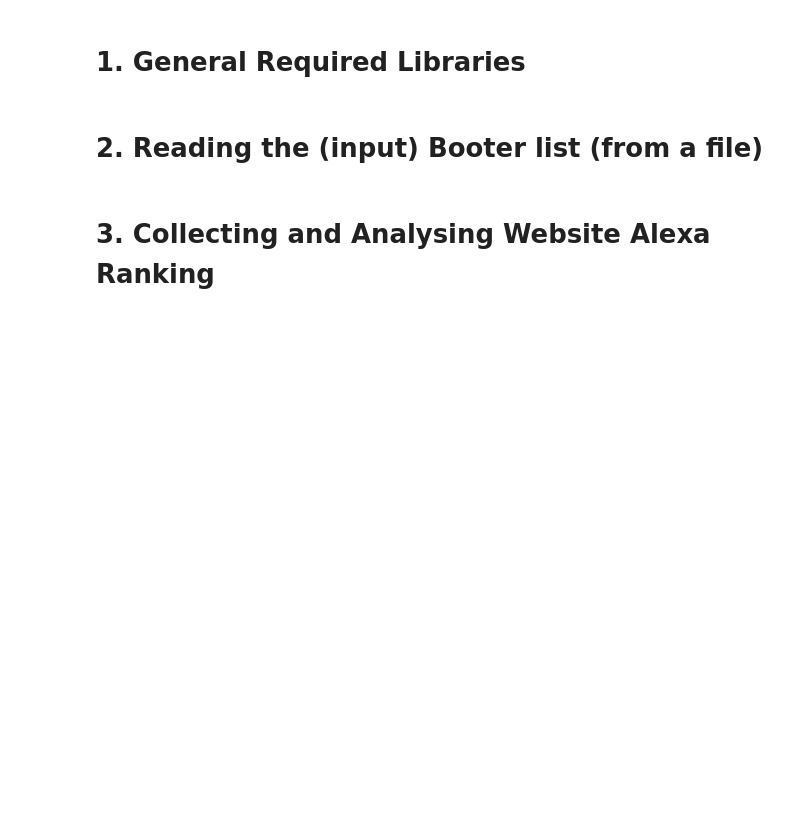
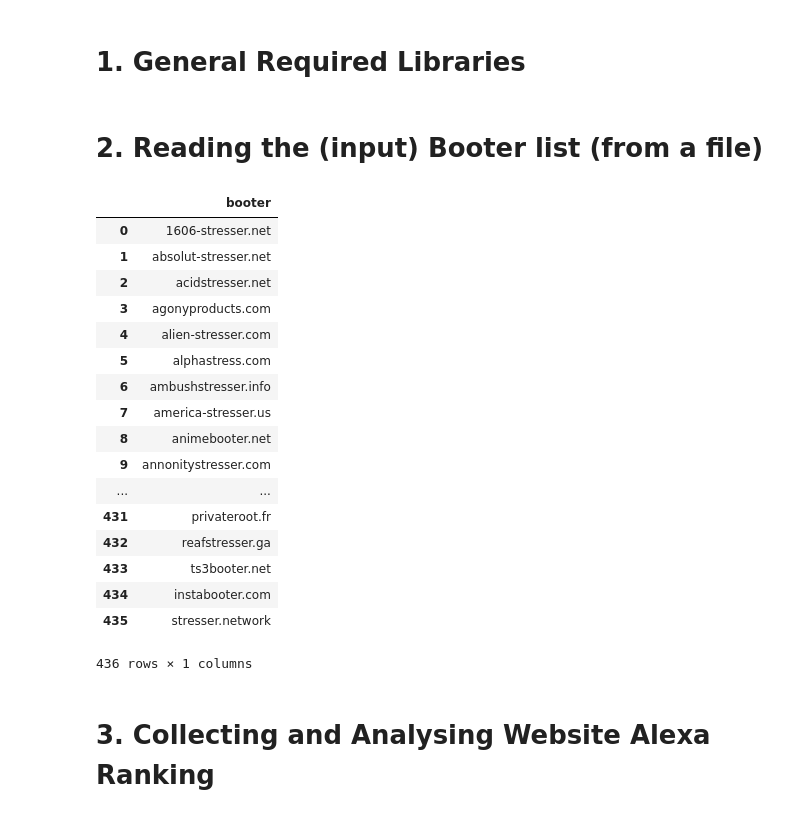
Before and after one commit to jjsantanna/booters_ecosystem_analysis, a Jupyter notebook: booters_ecosystem_analysis.ipynb, the cells around one changed output. Drawn from its saved outputs; the diff is of its cells as text; code cells hidden in the pictures; blank space fills up the shorter version.

```diff
--- a/booters_ecosystem_analysis.ipynb
+++ b/booters_ecosystem_analysis.ipynb
@@ -108,6 +108,27 @@ output_figures = 'figs/'
 # 2. Reading the (input) Booter list (from a file)
 # %%
 df = pd.read_csv('booterblacklist_latest.txt', names = ['booter'])
+# %%
+df
+# %% [output]
+|  | booter |
+| 0 | 1606-stresser.net |
+| 1 | absolut-stresser.net |
+| 2 | acidstresser.net |
+| 3 | agonyproducts.com |
+| 4 | alien-stresser.com |
+| 5 | alphastress.com |
+| 6 | ambushstresser.info |
+| 7 | america-stresser.us |
+| 8 | animebooter.net |
+| 9 | annonitystresser.com |
+| ... | ... |
+| 431 | privateroot.fr |
+| 432 | reafstresser.ga |
+| 433 | ts3booter.net |
+| 434 | instabooter.com |
+| 435 | stresser.network |
+436 rows × 1 columns
 # %% [markdown]
 # 3. Collecting and Analysing Website Alexa Ranking
 # %% [markdown]
```
Also changed, not shown: parts of 25 cells of this notebook.
